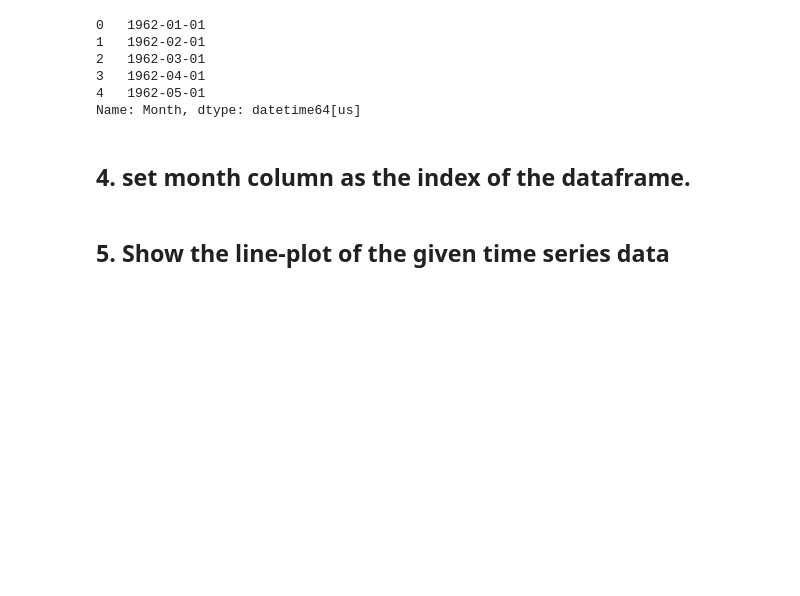
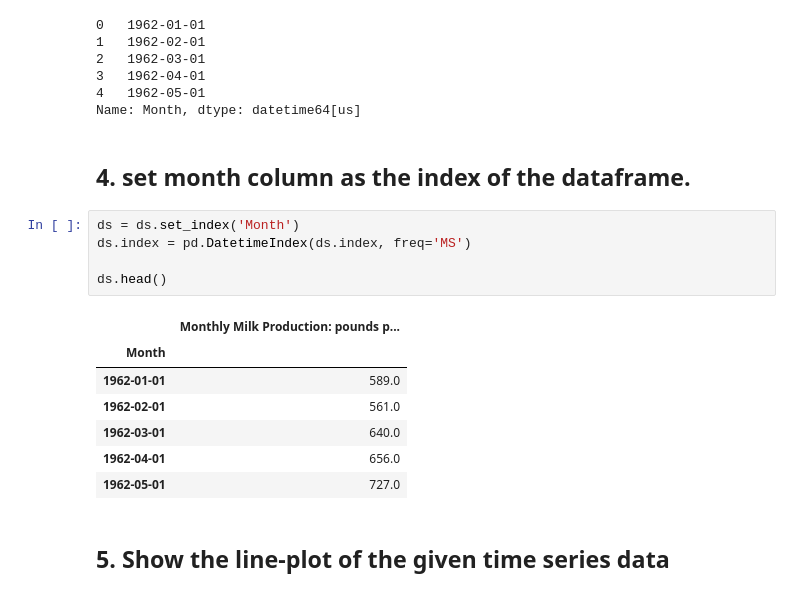
Before and after one commit to AaraSR/sem4-exp, a Jupyter notebook: dav/exp7.ipynb, the cells around one changed output. Drawn from its saved outputs; the diff is of its cells as text; blank space fills up the shorter version.

```diff
--- a/dav/exp7.ipynb
+++ b/dav/exp7.ipynb
@@ -58,5 +56,18 @@ ds['Month'].head()
 Name: Month, dtype: datetime64[us]
 # %% [markdown]
 ## 4. set month column as the index of the dataframe.
+# %%
+ds = ds.set_index('Month')
+ds.index = pd.DatetimeIndex(ds.index, freq='MS')
+
+ds.head()
+# %% [output]
+|  | Monthly Milk Production: pounds p... |
+| Month |  |
+| 1962-01-01 | 589.0 |
+| 1962-02-01 | 561.0 |
+| 1962-03-01 | 640.0 |
+| 1962-04-01 | 656.0 |
+| 1962-05-01 | 727.0 |
 # %% [markdown]
 ## 5. Show the line-plot of the given time series data
```
Also changed, not shown: parts of 21 cells of this notebook, 1 other file.
